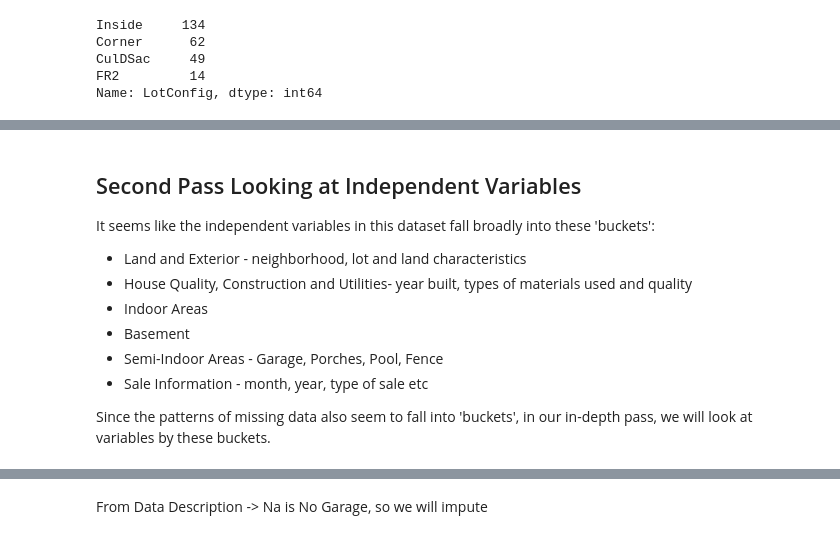
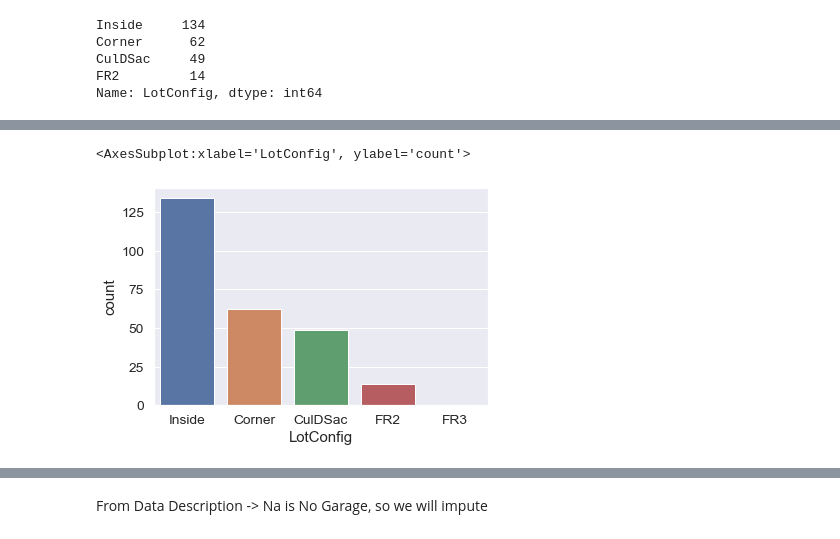
Before and after one commit to aditimayareddy/ameshousing, a Jupyter notebook: Ames_EDA.ipynb, the cells around one changed output, grey strips where cells are left out. Cells and saved outputs as stored; diff of their text form; code cells hidden in the pictures.

```diff
--- a/Ames_EDA.ipynb
+++ b/Ames_EDA.ipynb
@@ -513,4 +463,0 @@ train.loc[train['MSSubClass'] == 20]
-# %%
-train.loc[train.Fence != 0, 'Fence'] = 1
-# %%
-train['Fence'].replace('GdPrv', 1, inplace = True)
@@ -519,14 +463,0 @@ train['Fence'].replace('GdPrv', 1, inplace = True)
-# %% [markdown]
-<p><a name="SP"></a></p>
-
-
-## Second Pass Looking at Independent Variables
-It seems like the independent variables in this dataset fall broadly into these 'buckets':
-- Land and Exterior - neighborhood, lot and land characteristics
-- House Quality, Construction and Utilities- year built, types of materials used and quality
-- Indoor Areas
-- Basement
-- Semi-Indoor Areas - Garage, Porches, Pool, Fence
-- Sale Information - month, year, type of sale etc
-
-Since the patterns of missing data also seem to fall into 'buckets', in our in-depth pass, we will look at variables by these buckets.
@@ -548,0 +464,8 @@ SaleInfo = ['MoSold','YrSold','SaleType', 'SaleCondition', 'log_SalePrice']
+# %%
+#visualizing with a count plot
+sns.countplot(x=train[train['LotFrontage'].isnull()]['LotConfig'],
+              data = train[train['LotFrontage'].isnull()],
+             order = ['Inside', 'Corner', 'CulDSac', 'FR2', 'FR3'])
+# %% [output]
+<AxesSubplot:xlabel='LotConfig', ylabel='count'>
+[figure, added]
```
Also changed, not shown: parts of 91 cells of this notebook, 1 other file.
